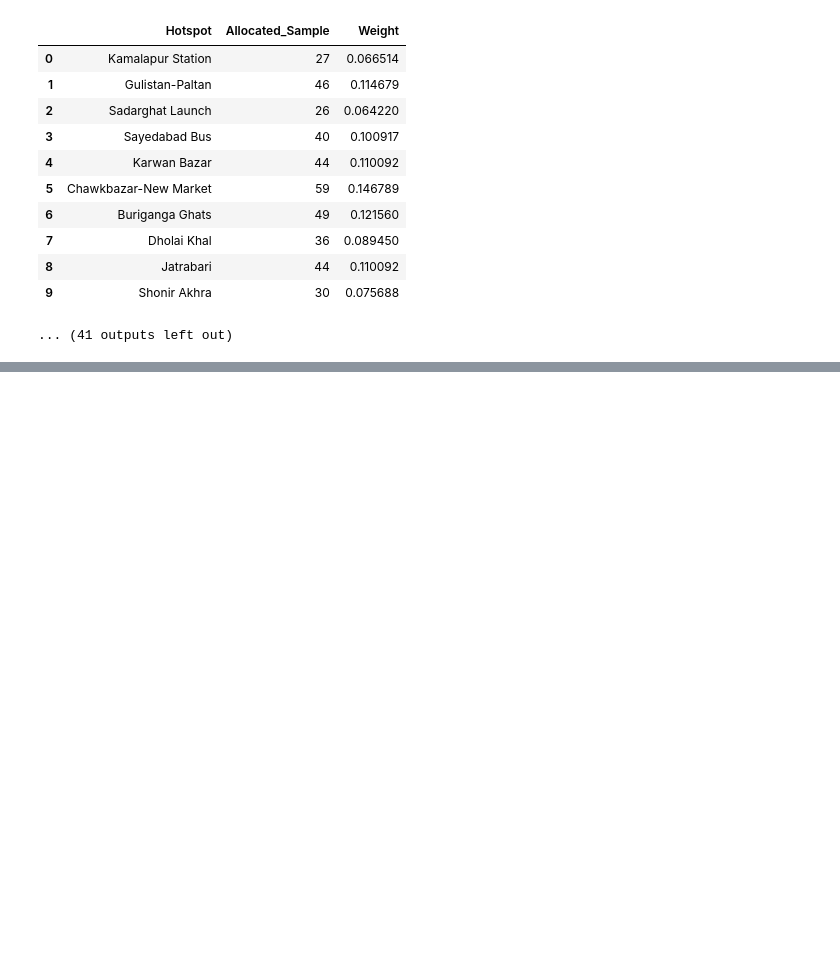
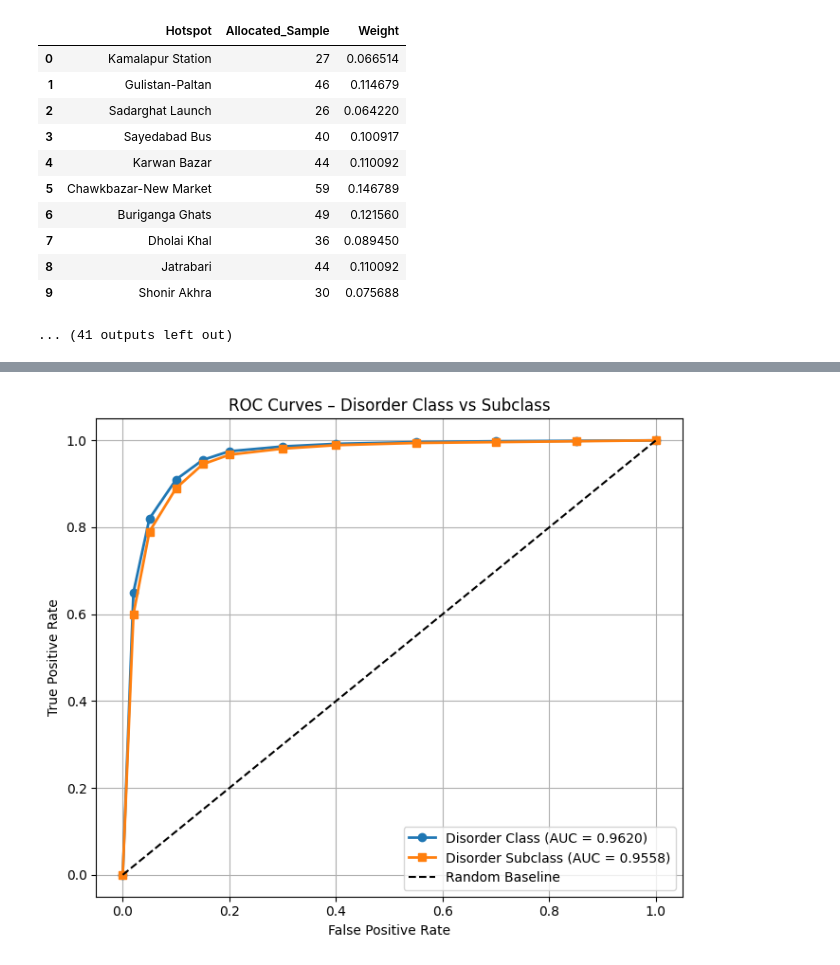
Before and after one commit to EFTEKHER/python_2025, a Jupyter notebook: 20_streamlit/streamlit.ipynb, the cells around one changed output, grey strips where cells are left out. Cells and saved outputs as stored; diff of their text form; code cells hidden in the pictures; blank space fills up the shorter version.

```diff
--- a/20_streamlit/streamlit.ipynb
+++ b/20_streamlit/streamlit.ipynb
@@ -1032,0 +1130,32 @@ Saved: figures/3_4_sample_allocation.png
+# %%
+import matplotlib.pyplot as plt
+from sklearn.metrics import auc
+
+# Custom ROC data
+fpr_class = [0.0,0.02,0.05,0.10,0.15,0.20,0.30,0.40,0.55,0.70,0.85,1.0]
+tpr_class = [0.0,0.65,0.82,0.91,0.955,0.975,0.986,0.992,0.996,0.998,0.999,1.0]
+
+fpr_sub   = [0.0,0.02,0.05,0.10,0.15,0.20,0.30,0.40,0.55,0.70,0.85,1.0]
+tpr_sub   = [0.0,0.60,0.79,0.89,0.945,0.967,0.981,0.989,0.994,0.996,0.998,1.0]
+
+# Compute AUC
+auc_class = auc(fpr_class, tpr_class)
+auc_sub   = auc(fpr_sub, tpr_sub)
+
+# Plot
+plt.figure(figsize=(7,6))
+plt.plot(fpr_class, tpr_class, marker='o', label=f"Disorder Class (AUC = {auc_class:.4f})", linewidth=2)
+plt.plot(fpr_sub,   tpr_sub,   marker='s', label=f"Disorder Subclass (AUC = {auc_sub:.4f})", linewidth=2)
+
+# Baseline
+plt.plot([0,1],[0,1],'k--', label="Random Baseline")
+
+plt.xlabel("False Positive Rate")
+plt.ylabel("True Positive Rate")
+plt.title("ROC Curves – Disorder Class vs Subclass")
+plt.legend(loc="lower right")
+plt.grid(True)
+plt.tight_layout()
+plt.show()
+# %% [output]
+[figure, added]
```
Also changed, not shown: parts of 12 cells of this notebook, 41 other files.
